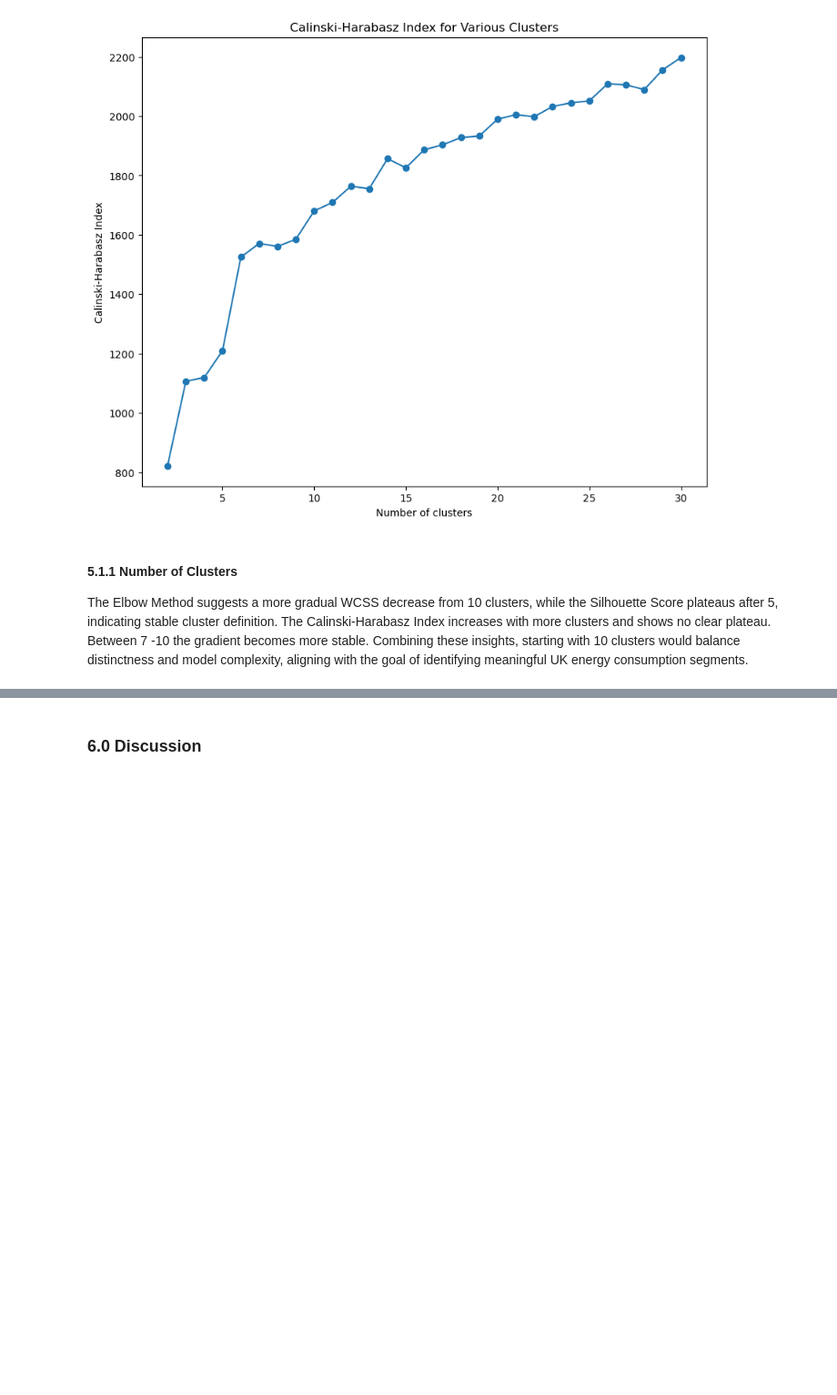
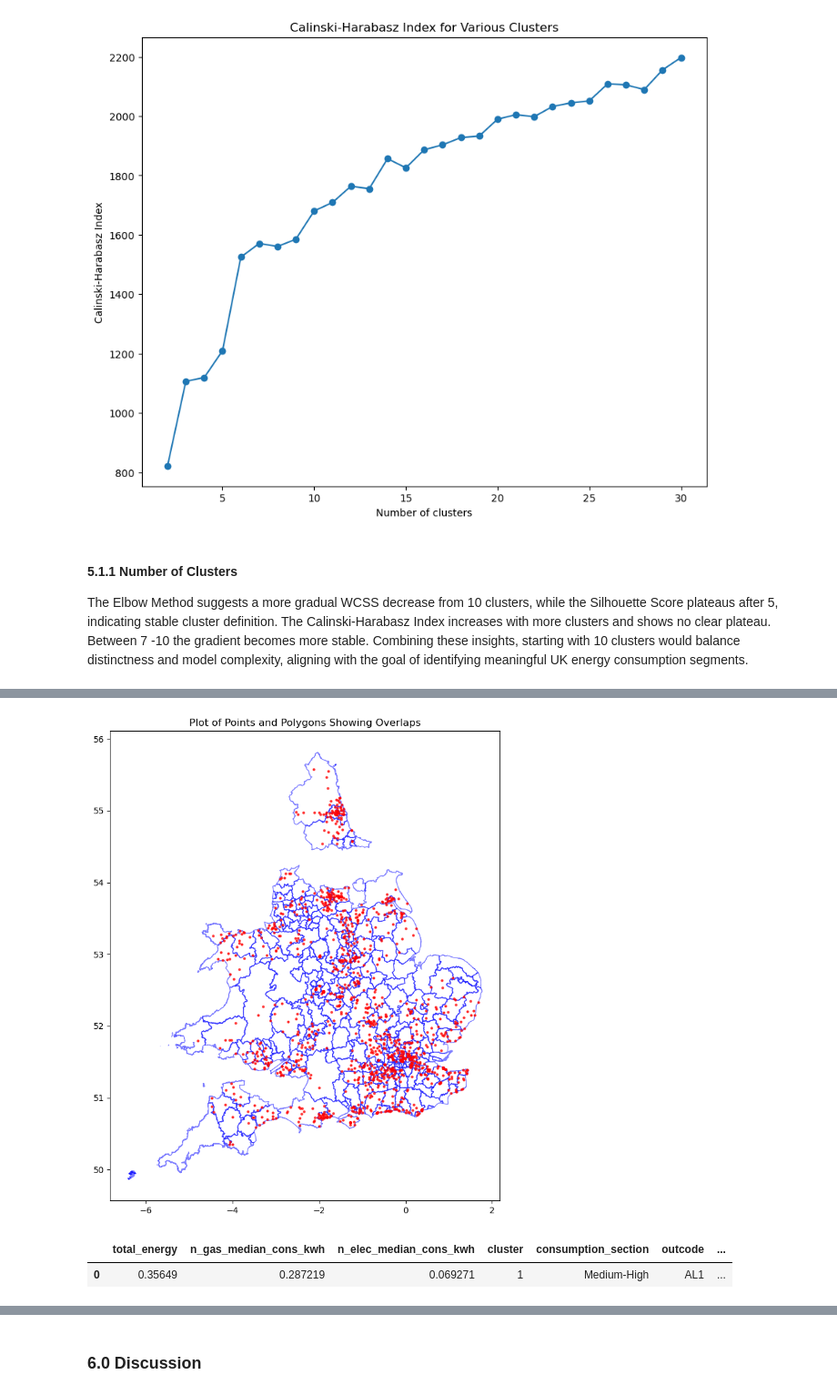
Before and after one commit to NikhilSDesai/SpatialDataScience, a Jupyter notebook: SDS_Analysis/CASA0006_FinalAssignment.ipynb, the cells around one changed output, grey strips where cells are left out. Shown at 91% size. Drawn from its saved outputs; the diff is of its cells as text; code cells hidden in the pictures; blank space fills up the shorter version.

Commit message:
Spatial Join Complete

```diff
--- a/SDS_Analysis/CASA0006_FinalAssignment.ipynb
+++ b/SDS_Analysis/CASA0006_FinalAssignment.ipynb
@@ -421,18 +440,18 @@ The average mean annual income across the 301 entries is approximately £46,630,
 The presence of missing data in 'mean annual income' alongside its lack of normalisation may skew comparative analyses, especially when compared to other per capita normalised metrics. The mix of Polygon and MultiPolygon geometries in the dataset necessitates careful handling to ensure accuracy in spatial operations and consistency in geographic analyses.
 # %%
 # address missing data in 'mean annual income'
-print(f"Missing data in 'mean annual income' before cleanup: {nsocec_df['mean annual income'].isna().sum()}")
-nsocec_df['mean annual income'].fillna(nsocec_df['mean annual income'].median(), inplace=True)
-print(f"After imputing missing values with median: {nsocec_df['mean annual income'].isna().sum()}")
+print(f"Missing data in 'mean annual income' before cleanup: {nsocec_gdf['mean annual income'].isna().sum()}")
+nsocec_gdf['mean annual income'].fillna(nsocec_gdf['mean annual income'].median(), inplace=True)
+print(f"After imputing missing values with median: {nsocec_gdf['mean annual income'].isna().sum()}")
 
 # ensure geometry consistency
-nsocec_df['geometry'] = nsocec_df['geometry'].apply(lambda x: x if x.is_valid else x.buffer(0))
-nsocec_df = nsocec_df.explode('geometry')
+nsocec_gdf['geometry'] = nsocec_gdf['geometry'].apply(lambda x: x if x.is_valid else x.buffer(0))
+nsocec_gdf = nsocec_gdf.explode('geometry', index_parts=True)
 
 # correct data type inconsistencies
-nsocec_df['mean annual income'] = pd.to_numeric(nsocec_df['mean annual income'], errors='coerce')
+nsocec_gdf['mean annual income'] = pd.to_numeric(nsocec_gdf['mean annual income'], errors='coerce')
 
 # status report
 print("\nData Types in DataFrame:")
-nsocec_df.dtypes
+nsocec_gdf
 # %% [output]
@@ -607,0 +660,26 @@ cluscon_df
+# %%
+# here we conduct a spatial join and remove all energy consumpetion point data if it does not align with a LAD
+# convert CRS to EPSG:4326
+nsocec_gdf = nsocec_gdf.set_crs("EPSG:27700", allow_override=True)
+nsocec_gdf = nsocec_gdf.to_crs("EPSG:4326")
+
+# inner spatial join to keep only overlapping geometries
+joined_df = gpd.sjoin(cluscon_gdf, nsocec_gdf, how='inner', predicate='intersects')
+
+# head
+joined_df.head()
+
+# overlap
+points_filtered = joined_df[['geometry']].copy()
+fig, ax = plt.subplots(figsize=(10, 10))
+nsocec_gdf.plot(ax=ax, color='none', edgecolor='blue', alpha=0.5)  # polygons
+points_filtered.plot(ax=ax, color='red', markersize=5, alpha=0.7)  # points (only from join)
+plt.title('Plot of Points and Polygons Showing Overlaps')
+plt.show()
+# %% [output]
+[figure, added]
+# %%
+joined_df.head(1)
+# %% [output]
+|  | total_energy | n_gas_median_cons_kwh | n_elec_median_cons_kwh | cluster | consumption_section | outcode | ... |
+| 0 | 0.35649 | 0.287219 | 0.069271 | 1 | Medium-High | AL1 | ... |
```
Also changed, not shown: parts of 13 cells of this notebook, 3 other files.
